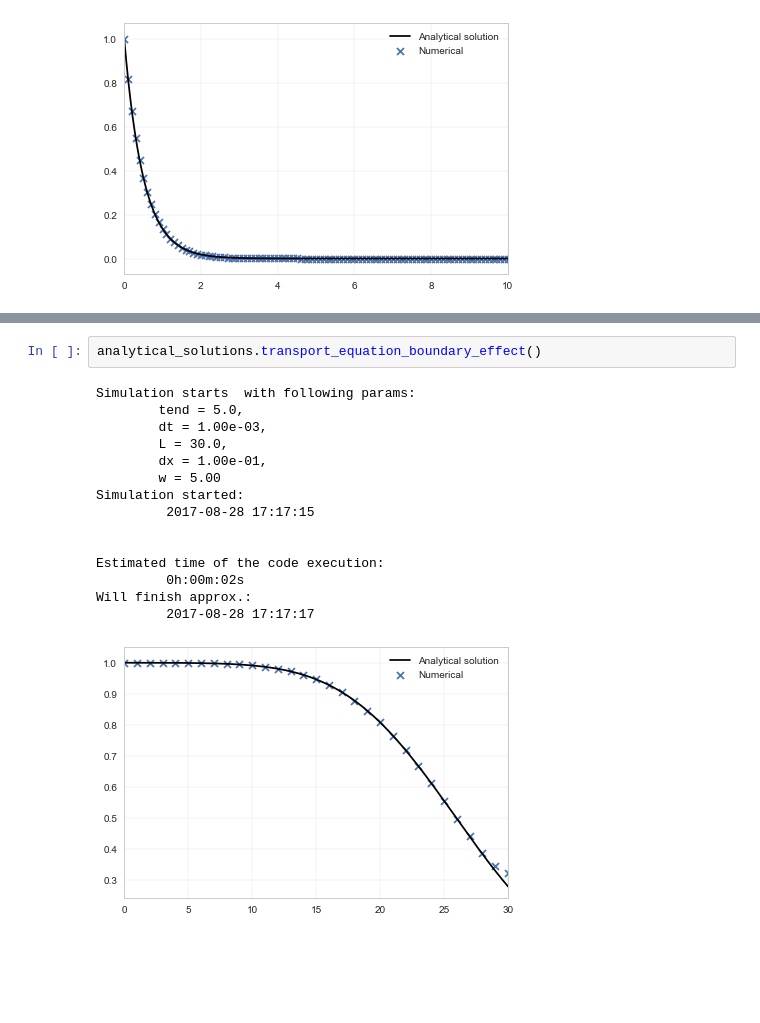
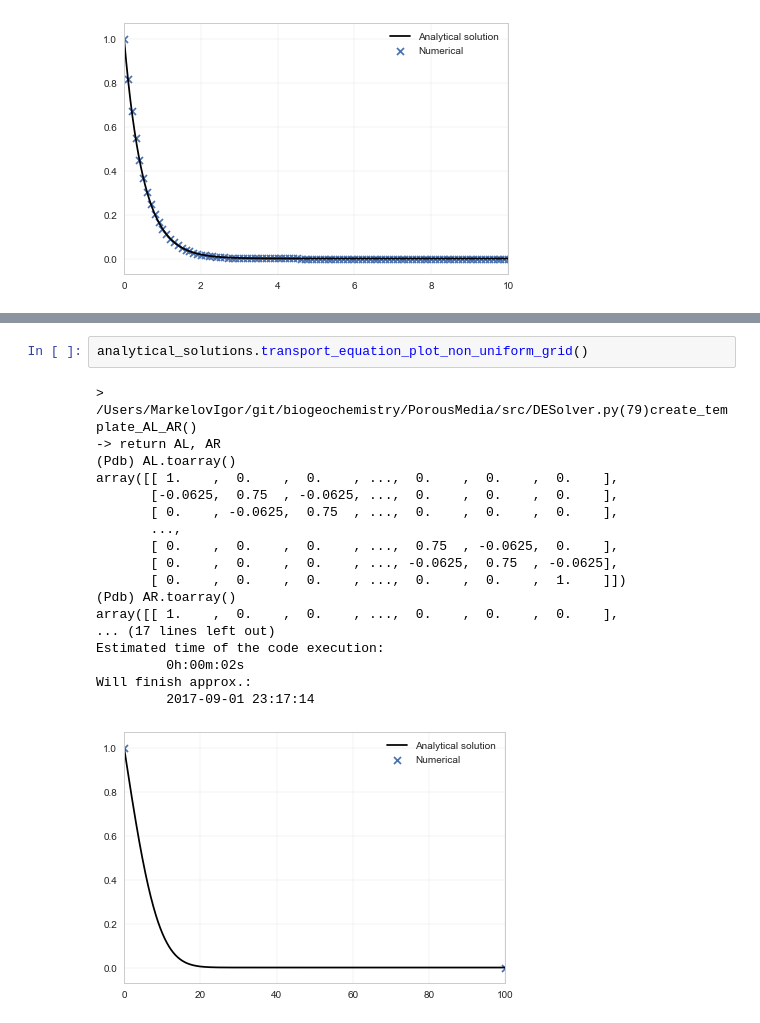
Before and after one commit to biogeochemistry/PorousMediaLab, a Jupyter notebook: examples/Analytical Solutions.ipynb, the cells around one changed output, grey strips where cells are left out. Drawn from its saved outputs; the diff is of its cells as text; blank space fills up the shorter version.

Commit message:
non uniform grid

```diff
--- a/examples/Analytical Solutions.ipynb
+++ b/examples/Analytical Solutions.ipynb
@@ -26,18 +46,21 @@ Will finish approx.:
 # %%
-analytical_solutions.transport_equation_boundary_effect()
+analytical_solutions.transport_equation_plot_non_uniform_grid()
 # %% [output]
-Simulation starts  with following params:
-        tend = 5.0,
-        dt = 1.00e-03,
-        L = 30.0,
-        dx = 1.00e-01,
-        w = 5.00
-Simulation started:
-         2017-08-28 17:17:15
-
-
+> /Users/MarkelovIgor/git/biogeochemistry/PorousMedia/src/DESolver.py(79)create_template_AL_AR()
+-> return AL, AR
+(Pdb) AL.toarray()
+array([[ 1.    ,  0.    ,  0.    , ...,  0.    ,  0.    ,  0.    ],
+       [-0.0625,  0.75  , -0.0625, ...,  0.    ,  0.    ,  0.    ],
+       [ 0.    , -0.0625,  0.75  , ...,  0.    ,  0.    ,  0.    ],
+       ...,
+       [ 0.    ,  0.    ,  0.    , ...,  0.75  , -0.0625,  0.    ],
+       [ 0.    ,  0.    ,  0.    , ..., -0.0625,  0.75  , -0.0625],
+       [ 0.    ,  0.    ,  0.    , ...,  0.    ,  0.    ,  1.    ]])
+(Pdb) AR.toarray()
+array([[ 1.    ,  0.    ,  0.    , ...,  0.    ,  0.    ,  0.    ],
+... (17 lines left out)
 Estimated time of the code execution:
          0h:00m:02s
 Will finish approx.:
-         2017-08-28 17:17:17
+         2017-09-01 23:17:14
-[figure, old version]
+[figure, new version]
```
Also changed, not shown: parts of 4 cells of this notebook, 3 other files.
